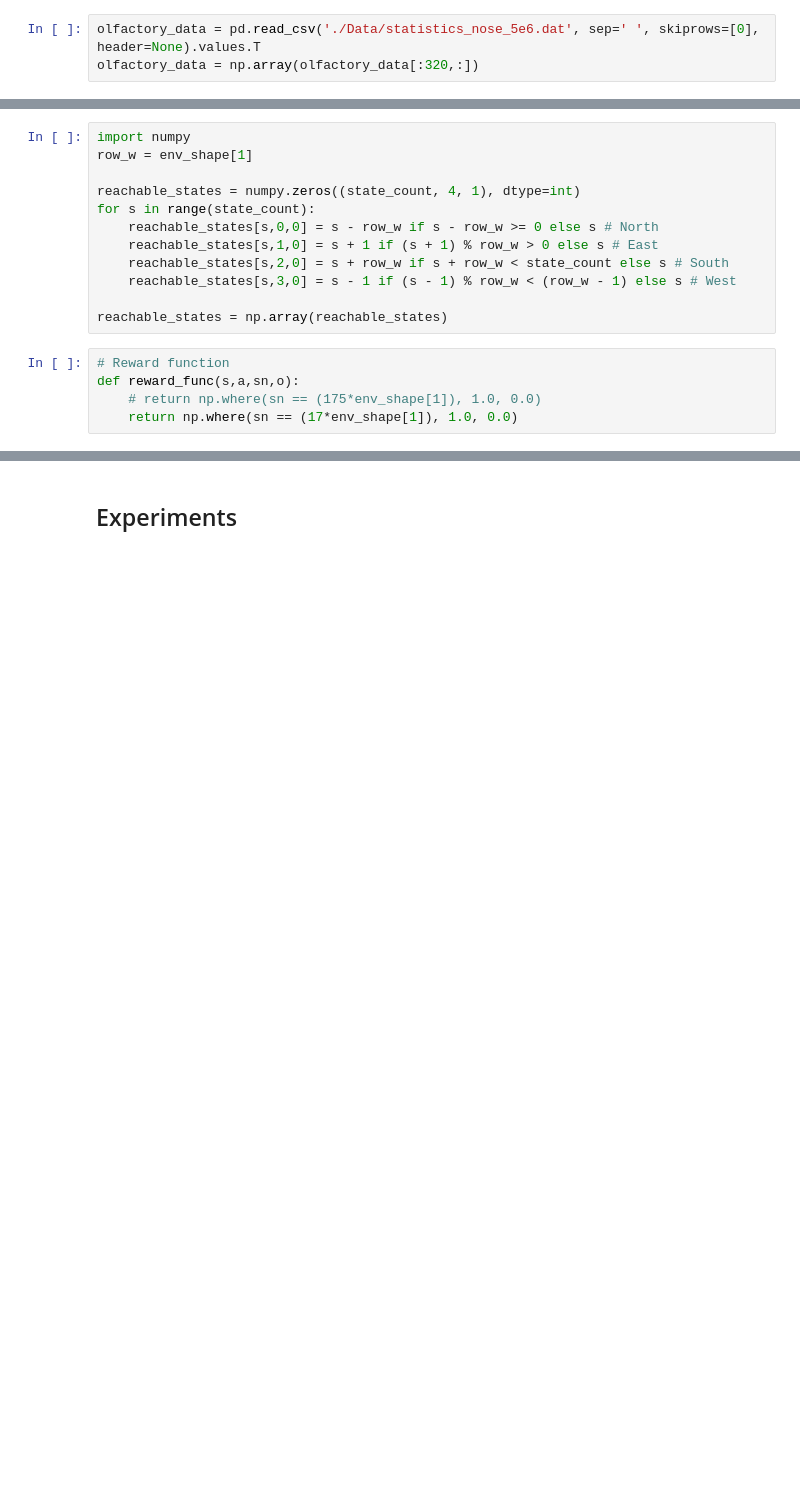
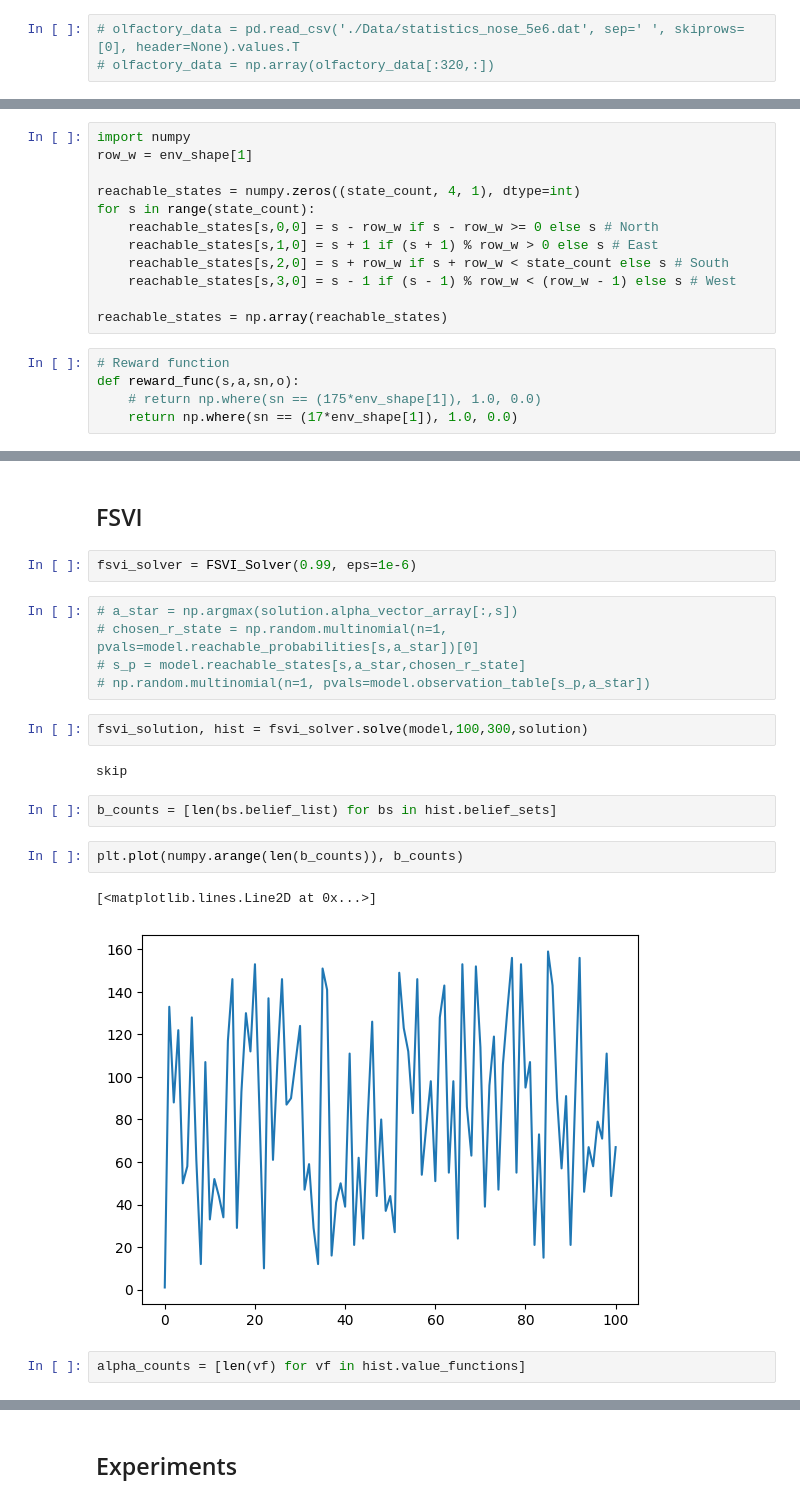
Before and after one commit to PimLb/POMDP_PBVI_Exploration, a Jupyter notebook: Experiments/Olfactory Navigation/Olfactory_Model.ipynb, the cells around one changed output, grey strips where cells are left out. Saved outputs shown, nothing was run; the diff lists cells and outputs as text; blank space fills up the shorter version.

Commit message:
Forward search value iteration implementation start

```diff
--- a/Experiments/Olfactory Navigation/Olfactory_Model.ipynb
+++ b/Experiments/Olfactory Navigation/Olfactory_Model.ipynb
@@ -14,6 +14,6 @@ import cupy as np
 # %%
-olfactory_data = pd.read_csv('./Data/statistics_nose_5e6.dat', sep=' ', skiprows=[0], header=None).values.T
-olfactory_data = np.array(olfactory_data[:320,:])
+# olfactory_data = pd.read_csv('./Data/statistics_nose_5e6.dat', sep=' ', skiprows=[0], header=None).values.T
+# olfactory_data = np.array(olfactory_data[:320,:])
 # %%
 # Model size
 # env_shape = (280, 1225)
@@ -102,0 +117,22 @@ model = Model(
+# %% [markdown]
+## FSVI
+# %%
+fsvi_solver = FSVI_Solver(0.99, eps=1e-6)
+# %%
+# a_star = np.argmax(solution.alpha_vector_array[:,s])
+# chosen_r_state = np.random.multinomial(n=1, pvals=model.reachable_probabilities[s,a_star])[0]
+# s_p = model.reachable_states[s,a_star,chosen_r_state]
+# np.random.multinomial(n=1, pvals=model.observation_table[s_p,a_star])
+# %%
+fsvi_solution, hist = fsvi_solver.solve(model,100,300,solution)
+# %% [output]
+skip
+# %%
+b_counts = [len(bs.belief_list) for bs in hist.belief_sets]
+# %%
+plt.plot(numpy.arange(len(b_counts)), b_counts)
+# %% [output]
+[<matplotlib.lines.Line2D at 0x...>]
+[figure, added]
+# %%
+alpha_counts = [len(vf) for vf in hist.value_functions]
```
Also changed, not shown: parts of 49 cells of this notebook, 2 other files.
